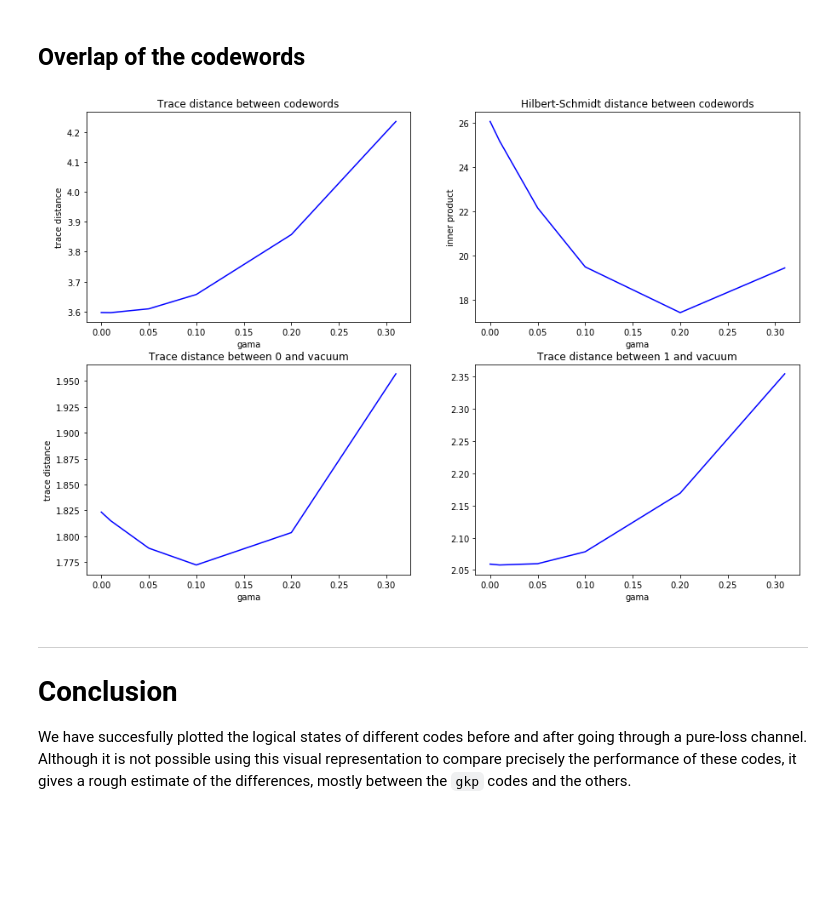
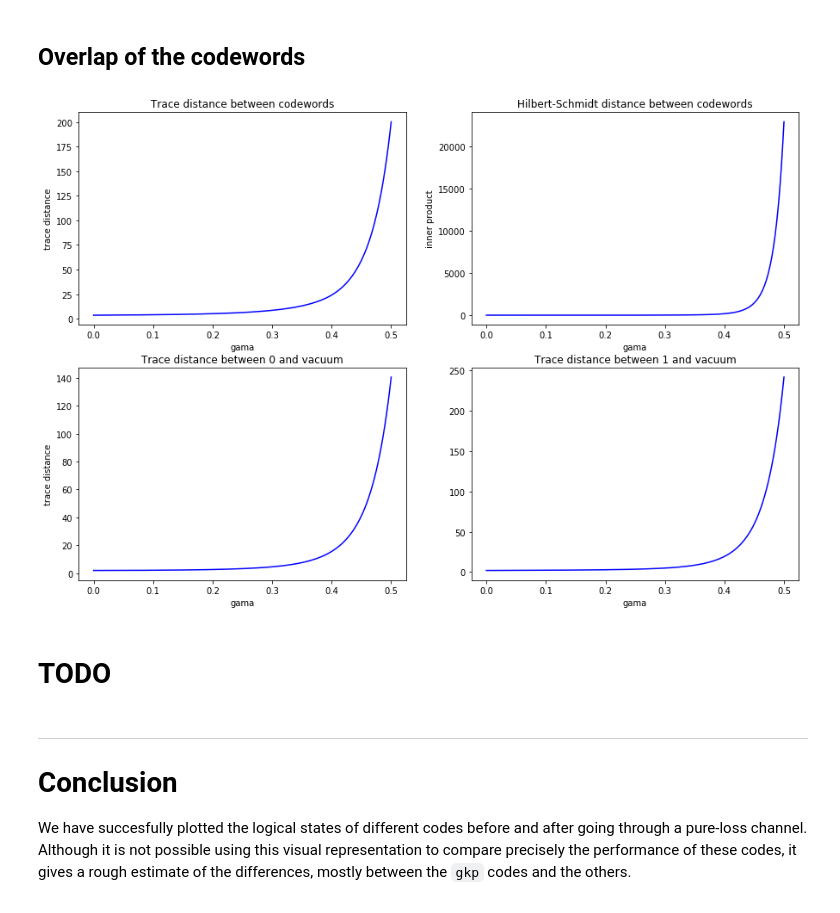
Before and after one commit to kinnian/PRIM, a Jupyter notebook: Bosonic_codes_in_a_pure-loss_channel.ipynb, the cells around one changed output. Saved outputs shown, nothing was run; the diff lists cells and outputs as text; code cells hidden in the pictures; blank space fills up the shorter version.

```diff
--- a/Bosonic_codes_in_a_pure-loss_channel.ipynb
+++ b/Bosonic_codes_in_a_pure-loss_channel.ipynb
@@ -199,7 +221,7 @@ def bin_L(N, mu):
     l = Qobj()
     l = fock(N,0) + ((-1)**mu)*np.sqrt(2)*fock(N,3) + fock(N,6)
     l = 1/2*l
-    return l
+    return l.unit()
 # %% [markdown]
 ## Representation of the logical states
 
@@ -236,9 +258,9 @@ lbl0 = axes[n][0].set_title("bin 0 logical state after channel")
 lbl1 = axes[n][1].set_title("bin 1 logical state after channel")
 lbl2 = axes[n][2].set_title("bin mixed logical state after channel")
 for gama in (0.01,0.05,0.1,0.2,0.31):
-    W_bin_0_C = wigner(channel(density(bin_L(20, 0)), 20, gama), xvec, xvec)
-    W_bin_1_C = wigner(channel(density(bin_L(20, 1)), 20, gama), xvec, xvec)
-    W_bin_m_C = wigner(channel(density(bin_mixed), 20, gama), xvec, xvec)
+    W_bin_0_C = wigner(chan(density(bin_L(20, 0)), 20, gama), xvec, xvec)
+    W_bin_1_C = wigner(chan(density(bin_L(20, 1)), 20, gama), xvec, xvec)
+    W_bin_m_C = wigner(chan(density(bin_mixed), 20, gama), xvec, xvec)
     cont0 = axes[n][0].contourf(xvec, xvec, W_bin_0_C, 100)
     cont1 = axes[n][1].contourf(xvec, xvec, W_bin_1_C, 100)
     cont1 = axes[n][2].contourf(xvec, xvec, W_bin_m_C, 100)
@@ -340,9 +362,9 @@ lbl0 = axes[n][0].set_title("num 0 logical state after channel")
 lbl1 = axes[n][1].set_title("num 1 logical state after channel")
 lbl2 = axes[n][2].set_title("num mixed logical state after channel")
 for gama in (0.01,0.05,0.1,0.2,0.31):
-    W_num_0_C = wigner(channel(density(num_L(20, 0)), 20, gama), xvec, xvec)
-    W_num_1_C = wigner(channel(density(num_L(20, 1)), 20, gama), xvec, xvec)
-    W_num_m_C = wigner(channel(density(num_mixed), 20, gama), xvec, xvec)
+    W_num_0_C = wigner(chan(density(num_L(20, 0)), 20, gama), xvec, xvec)
+    W_num_1_C = wigner(chan(density(num_L(20, 1)), 20, gama), xvec, xvec)
+    W_num_m_C = wigner(chan(density(num_mixed), 20, gama), xvec, xvec)
     cont0 = axes[n][0].contourf(xvec, xvec, W_num_0_C, 100)
     cont1 = axes[n][1].contourf(xvec, xvec, W_num_1_C, 100)
     cont1 = axes[n][2].contourf(xvec, xvec, W_num_m_C, 100)
@@ -447,9 +471,9 @@ lbl0 = axes[n][0].set_title("gkps 0 logical state after channel")
 lbl1 = axes[n][1].set_title("gkps 1 logical state after channel")
 lbl2 = axes[n][2].set_title("gkps mixed logical state after channel")
 for gama in (0.01,0.05,0.1,0.2,0.31):
-    W_gkps_0_C = wigner(channel(density(gkps_0), 20, gama), xvec, xvec)
-    W_gkps_1_C = wigner(channel(density(gkps_1), 20, gama), xvec, xvec)
-    W_gkps_m_C = wigner(channel(density(gkps_mixed), 20, gama), xvec, xvec)
+    W_gkps_0_C = wigner(chan(density(gkps_0), 20, gama), xvec, xvec)
+    W_gkps_1_C = wigner(chan(density(gkps_1), 20, gama), xvec, xvec)
+    W_gkps_m_C = wigner(chan(density(gkps_mixed), 20, gama), xvec, xvec)
     cont0 = axes[n][0].contourf(xvec, xvec, W_gkps_0_C, 100)
     cont1 = axes[n][1].contourf(xvec, xvec, W_gkps_1_C, 100)
     cont1 = axes[n][2].contourf(xvec, xvec, W_gkps_m_C, 100)
@@ -464,35 +488,37 @@ Thus it seems that the `gkps` codes outperform the others at higher `gama` becau
 # %% [markdown]
 ## Overlap of the codewords
 # %%
-d_0 = density(gkps_L(20, 0, 0.5))
-d_1 = density(gkps_L(20, 1, 0.5))
+d_0 = density(gkps_0)
+d_1 = density(gkps_1)
 vac = fock_dm(20)
 
-xvec = [0, 0.01, 0.05, 0.1, 0.2, 0.31] # gama
-yvec1 = [(tracedist(channel(d_0, 20, gama), channel(d_1, 20, gama))) for gama in xvec] # trace distance between codewords
-yvec2 = [(tracedist(channel(d_0, 20, gama), vac)) for gama in xvec] # trace dist between 0 and vacuum
-yvec3 = [(tracedist(channel(d_1, 20, gama), vac)) for gama in xvec] # trace dist between 1 and vacuum
-yvec4 = [(hilbert_dist(channel(d_0, 20, gama), channel(d_1, 20, gama))) for gama in xvec] # Inner product between codewords
+xvec = np.linspace(0,0.5,200) # gama
+yvec1 = [(tracedist(chan(d_0, 20, gama), chan(d_1, 20, gama))) for gama in xvec] # trace distance between codewords
+yvec2 = [(tracedist(chan(d_0, 20, gama), vac)) for gama in xvec] # trace dist between 0 and vacuum
+yvec3 = [(tracedist(chan(d_1, 20, gama), vac)) for gama in xvec] # trace dist between 1 and vacuum
+yvec4 = [(hilbert_dist(chan(d_0, 20, gama), chan(d_1, 20, gama))) for gama in xvec] # Inner product between codewords
 
 fig, ax = plt.subplots(2, 2, figsize=(15,10))
 p0 = ax[0][0].plot(xvec, yvec1, 'b')
 p1 = ax[0][1].plot(xvec, yvec4, 'b')
 p1 = ax[1][0].plot(xvec, yvec2, 'b')
 p1 = ax[1][1].plot(xvec, yvec3, 'b')
 ax[0][0].set_xlabel('gama')
 ax[1][0].set_xlabel('gama')
 ax[0][1].set_xlabel('gama')
 ax[1][1].set_xlabel('gama')
 ax[0][0].set_ylabel('trace distance')
 ax[0][1].set_ylabel('inner product')
 ax[1][0].set_ylabel('trace distance')
 ax[0][0].set_title('Trace distance between codewords')
 ax[0][1].set_title('Hilbert-Schmidt distance between codewords')
 ax[1][0].set_title('Trace distance between 0 and vacuum')
 ax[1][1].set_title('Trace distance between 1 and vacuum')
 plt.show()
 # %% [output]
-[figure, old version]
+[figure, new version]
+# %% [markdown]
+# TODO
 # %% [markdown]
 ***
 
```
Also changed, not shown: parts of 18 cells of this notebook, 1 other file.
